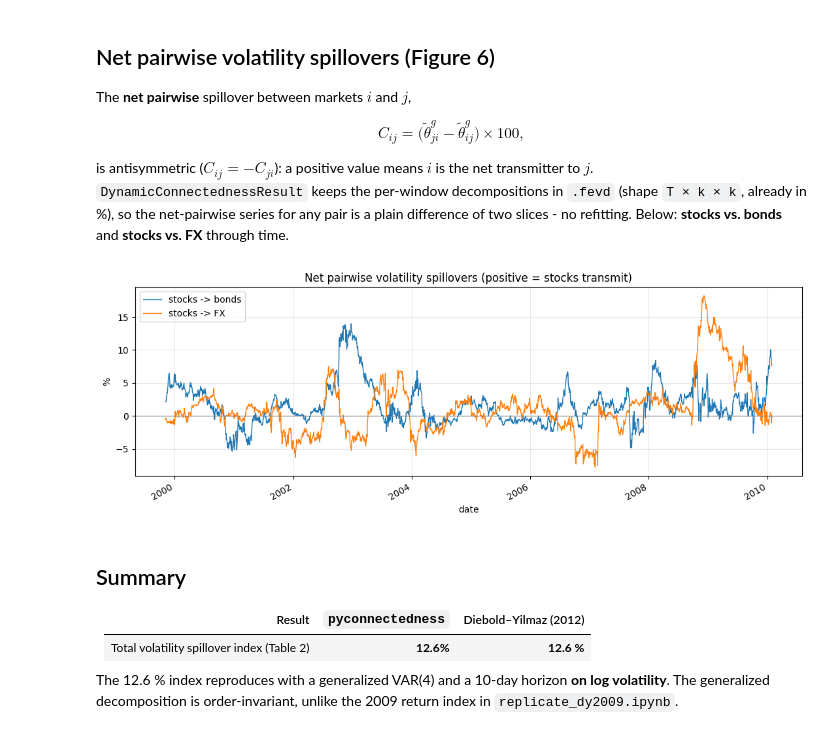
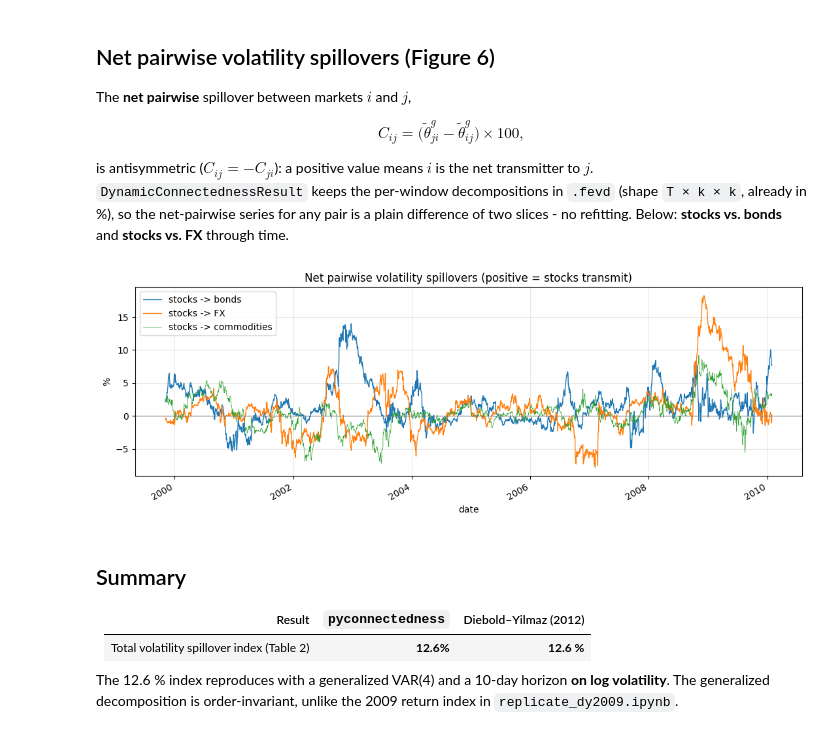
Before and after one commit to zstoi/PyConnectedness, a Jupyter notebook: examples/replicate_dy2012 - Kopie.ipynb, the cells around one changed output. Drawn from its saved outputs; the diff is of its cells as text; code cells hidden in the pictures.

```diff
--- a/examples/replicate_dy2012 - Kopie.ipynb
+++ b/examples/replicate_dy2012 - Kopie.ipynb
@@ -232,24 +242,27 @@ is antisymmetric ($C_{ij} = -C_{ji}$): a positive value means $i$ is the net tra
 # %%
 names = dyn.names
 i_stocks, i_bonds, i_fx = names.index("sp500"), names.index("r_10y"), names.index("usdx")
 
 net_stocks_bonds = pd.Series(dyn.fevd[:, i_bonds, i_stocks] - dyn.fevd[:, i_stocks, i_bonds],
                              index=dyn.total.index, name="stocks -> bonds")
 net_stocks_fx = pd.Series(dyn.fevd[:, i_fx, i_stocks] - dyn.fevd[:, i_stocks, i_fx],
                           index=dyn.total.index, name="stocks -> FX")
+net_stocks_commodities = pd.Series (dyn.fevd[:, i_co, i_stocks] - dyn.fevd[:, i_stocks, i_co], index = dyn.total.index,
+                            name = "stocks -> commodities")
 
 fig, ax = plt.subplots(figsize=(11, 4))
 net_stocks_bonds.plot(ax=ax, lw=1)
 net_stocks_fx.plot(ax=ax, lw=1)
+net_stocks_commodities.plot (ax=ax, lw = 0.5)
 ax.axhline(0, color="grey", lw=0.8)
 ax.set_title("Net pairwise volatility spillovers (positive = stocks transmit)")
 ax.set_ylabel("%")
 ax.grid(alpha=0.3)
 ax.legend()
 plt.tight_layout()
 plt.show()
 # %% [output]
-[figure, old version]
+[figure, new version]
 # %% [markdown]
 ## Summary
 
```
Also changed, not shown: parts of 2 cells of this notebook.
